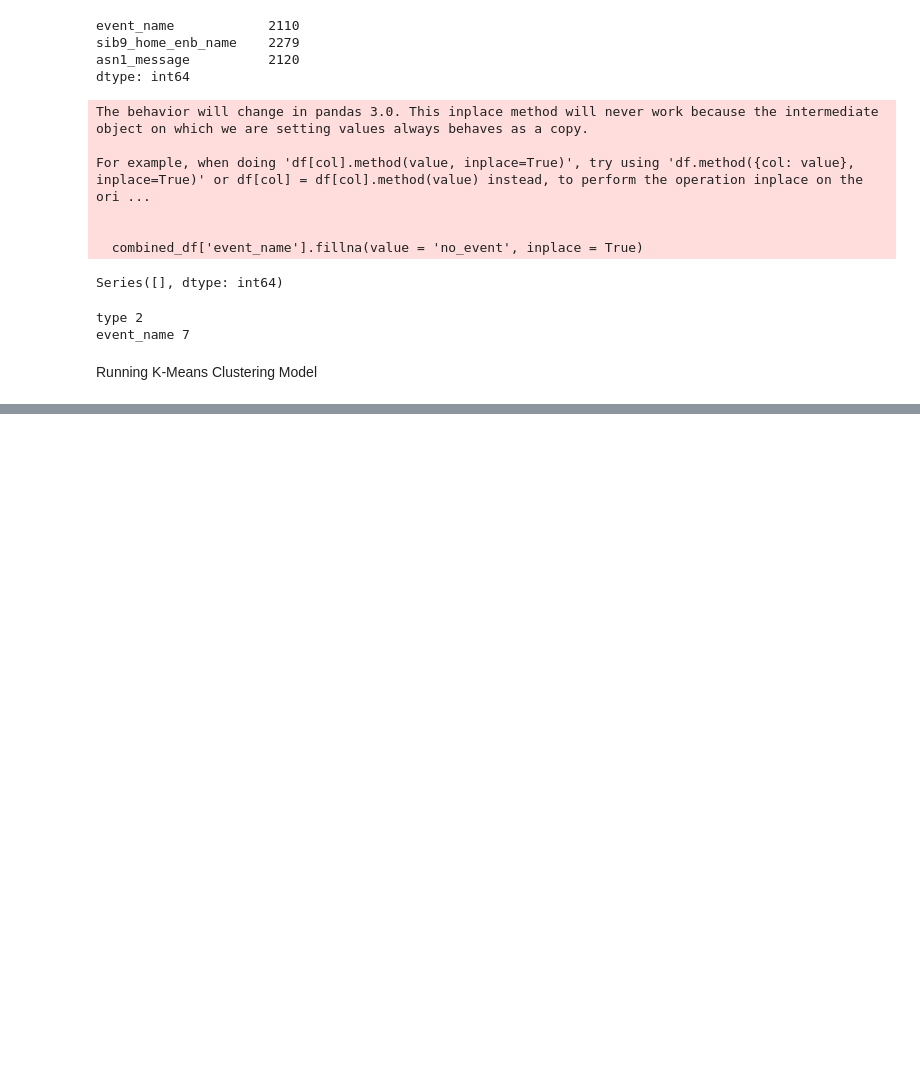
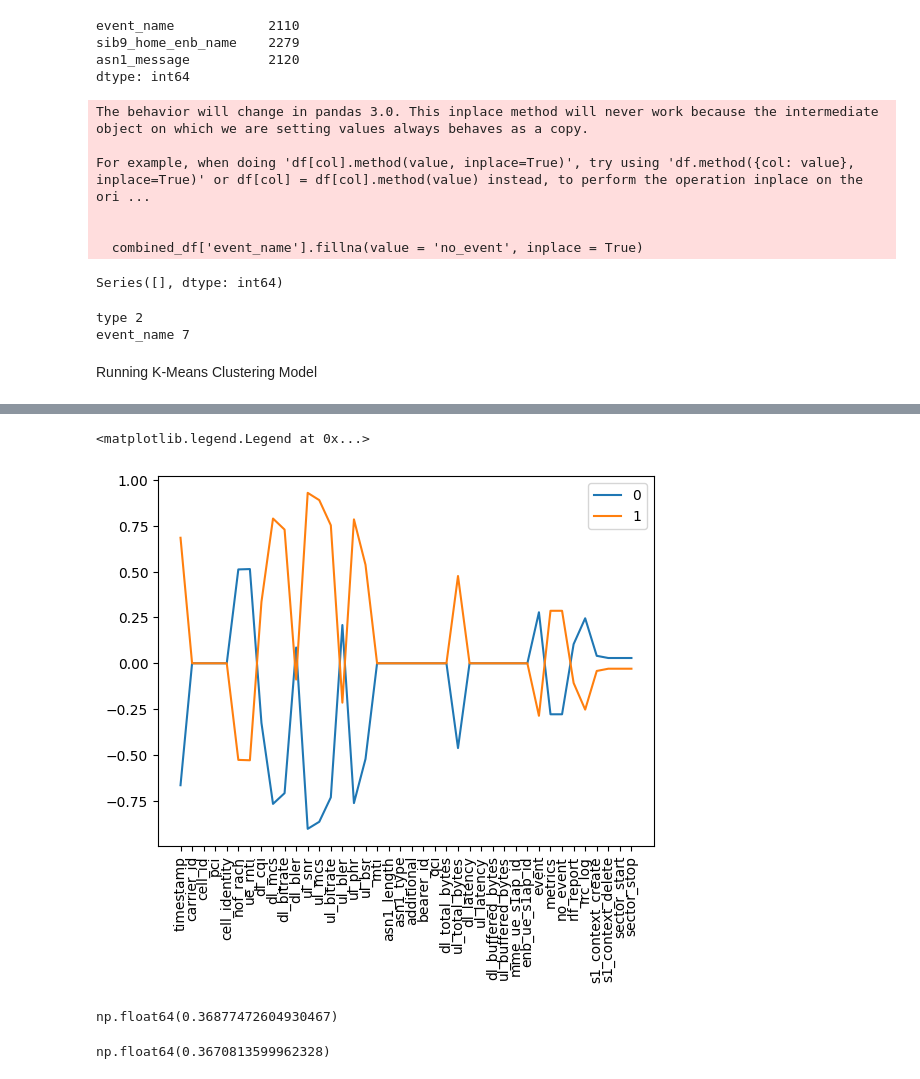
Before and after one commit to rachelchan0324/sense_oran_ml, a Jupyter notebook: mlmodel.ipynb, the cells around one changed output, grey strips where cells are left out. Saved outputs shown, nothing was run; the diff lists cells and outputs as text; code cells hidden in the pictures; blank space fills up the shorter version.

Commit message:
kmeans

```diff
--- a/mlmodel.ipynb
+++ b/mlmodel.ipynb
@@ -224,7 +210,7 @@ Requirement already satisfied: threadpoolctl>=3.1.0 in ./sklearn-env/lib/python3
 from sklearn.preprocessing import StandardScaler
 
 scaler = StandardScaler()
-scaled_data = scaler.fit_transform(combined_df.columns)
-scaled_df = pd.DataFrame(scaled_data, columns = scaled_data.columns, index = scaled_data.index)
+scaled_data = scaler.fit_transform(combined_df)
+scaled_df = pd.DataFrame(scaled_data, columns = combined_df.columns, index = combined_df.index)
 scaled_df
 # %% [output]
@@ -231,0 +230,25 @@ ValueError: could not convert string to float: 'timestamp'
+# %%
+from sklearn.cluster import KMeans
+
+kcluster_model = KMeans(n_clusters = 2)
+# temporarily drop the label column--that's what we're trying to predict
+kcluster_model.fit(scaled_df.drop(columns = ['interference']))
+klabels = kcluster_model.labels_
+# %%
+# since the labels (0, 1) contain no information about
+# the interference (T/F) they correspond to, it is useful
+# to combine the cluster labels with the df they originated
+# from
+
+!pip install matplotlib
+import matplotlib.pyplot as plt
+%matplotlib inline
+from matplotlib.ticker import MaxNLocator
+
+features = list((combined_df.drop(columns = ['interference']).columns))
+
+for i in range(2):
+    plt.plot(kcluster_model.cluster_centers_[i], label = i)
+plt.xticks(range(len(features)), features, fontsize = 10, rotation = 90)
+plt.legend()
+# %% [output]
@@ -231,0 +266,10 @@ ValueError: could not convert string to float: 'timestamp'
+<matplotlib.legend.Legend at 0x...>
+[figure, added]
+# %%
+from sklearn import metrics
+
+display(metrics.homogeneity_score(scaled_df['interference'], klabels))
+display(metrics.completeness_score(scaled_df['interference'], klabels))
+# %% [output]
+np.float64(0.36877472604930467)
+np.float64(0.3670813599962328)
```
Also changed, not shown: parts of 4 cells of this notebook, 5 other files.
